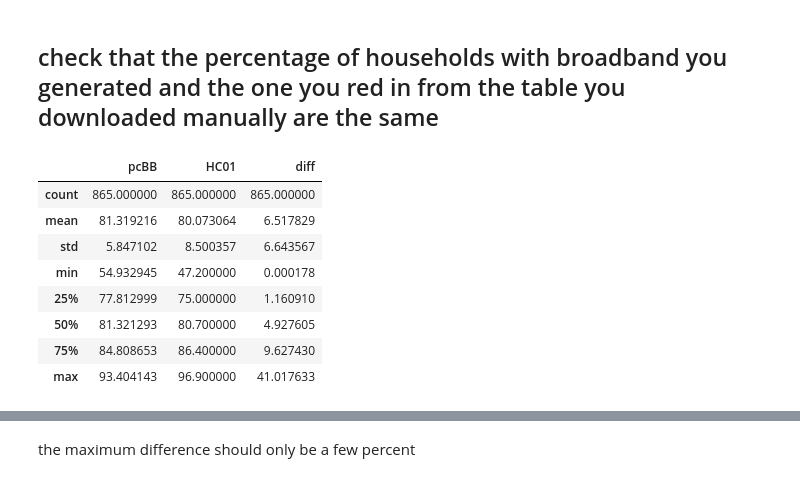
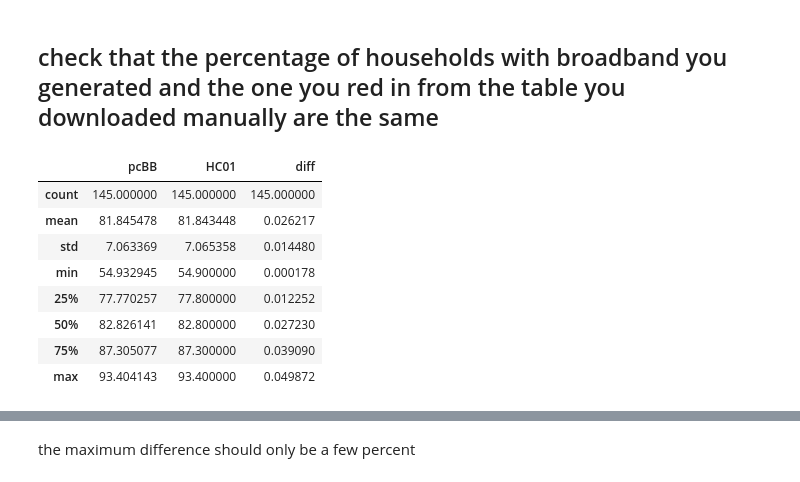
Before and after one commit to jinalklaulitz/PUI2018_msm796, a Jupyter notebook: HW7_msm796/assignment1_msm796.ipynb, the cells around one changed output, grey strips where cells are left out. Cells and saved outputs as stored; diff of their text form; code cells hidden in the pictures.

```diff
--- a/HW7_msm796/assignment1_msm796.ipynb
+++ b/HW7_msm796/assignment1_msm796.ipynb
@@ -235,6 +236,6 @@ url = "https://api.census.gov/data/2016/acs/acs1?get=" + keyNBB +\
 ",NAME&for=public%20use%20microdata%20area:*&in=state:36&key=" + myAPI
 resp = requests.request('GET', url).content
 pumaBB = pd.read_csv(io.StringIO(resp.decode('utf-8').replace('[','').replace(']','')))
-
+pumaBB.drop('Unnamed: 4',axis=1,inplace=True)
 pumaBB.head()
 # %% [output]
@@ -250,6 +251,7 @@ url = "https://api.census.gov/data/2016/acs/acs1?get=" + keyNhouseholds +\
 ",NAME&for=public%20use%20microdata%20area:*&in=state:36&key=" + myAPI
 resp = requests.request('GET', url).content
 pumaPP = pd.read_csv(io.StringIO(resp.decode('utf-8').replace('[','').replace(']','')))
+pumaPP.drop('Unnamed: 4',axis=1,inplace=True)
 # %%
 pumaPP.head(1)
 #pumaPP['public use microdata area']
@@ -271,3 +278,5 @@ merge_4E_1E.head()
+# %%
+reduced_merge = merge_4E_1E[['pcBB','public use microdata area']]
 # %% [markdown]
 ## 2.2 generate a feature for the percentage of households with broadband access
 # %% [markdown]
@@ -318,7 +327,7 @@ And the file can be unzipped and read into your code with pandas. I leave the re
 bbpc = pd.read_csv(os.getenv("PUIDATA") + "/ACS_16_1YR_GCT2801.ST50_with_ann.csv",
             usecols=["GCT_STUB.target-geo-id2","HC01","HC02"])
 bbpc.drop(0, inplace=True)
-bbpc['gid'] = bbpc['GCT_STUB.target-geo-id2'].astype(int).astype(str).apply(lambda x:x[3:] if len(x)>3 else x).astype(int)
+bbpc['gid'] = bbpc['GCT_STUB.target-geo-id2'].astype(int) - 3600000
 bbpc['HC01'] = bbpc['HC01'].astype(float)
 bbpc['HC02'] = bbpc['HC02'].astype(float)
 
@@ -339,17 +352,17 @@ In the API dataframe the PUMA id was a 4 digit number. If you have them both as
 # %% [markdown]
 ## check that the percentage of households with broadband you generated and the one you red in from the table you downloaded manually are the same
 # %%
-diff_ = merge_4E_1E.merge(bbpc, right_on="gid",
+diff_ = reduced_merge.merge(bbpc, right_on="gid",
                      left_on="public use microdata area")[["pcBB", "HC01"]].drop_duplicates()
 diff_["diff"] = np.abs(diff_["pcBB"] - diff_["HC01"].astype(float))
 diff_.describe()
 # %% [output]
 |  | pcBB | HC01 | diff |
-| count | 865.000000 | 865.000000 | 865.000000 |
-| mean | 81.319216 | 80.073064 | 6.517829 |
-| std | 5.847102 | 8.500357 | 6.643567 |
-| min | 54.932945 | 47.200000 | 0.000178 |
-| 25% | 77.812999 | 75.000000 | 1.160910 |
-| 50% | 81.321293 | 80.700000 | 4.927605 |
-| 75% | 84.808653 | 86.400000 | 9.627430 |
-| max | 93.404143 | 96.900000 | 41.017633 |
+| count | 145.000000 | 145.000000 | 145.000000 |
+| mean | 81.845478 | 81.843448 | 0.026217 |
+| std | 7.063369 | 7.065358 | 0.014480 |
+| min | 54.932945 | 54.900000 | 0.000178 |
+| 25% | 77.770257 | 77.800000 | 0.012252 |
+| 50% | 82.826141 | 82.800000 | 0.027230 |
+| 75% | 87.305077 | 87.300000 | 0.039090 |
+| max | 93.404143 | 93.400000 | 0.049872 |
```
Also changed, not shown: parts of 32 cells of this notebook.
